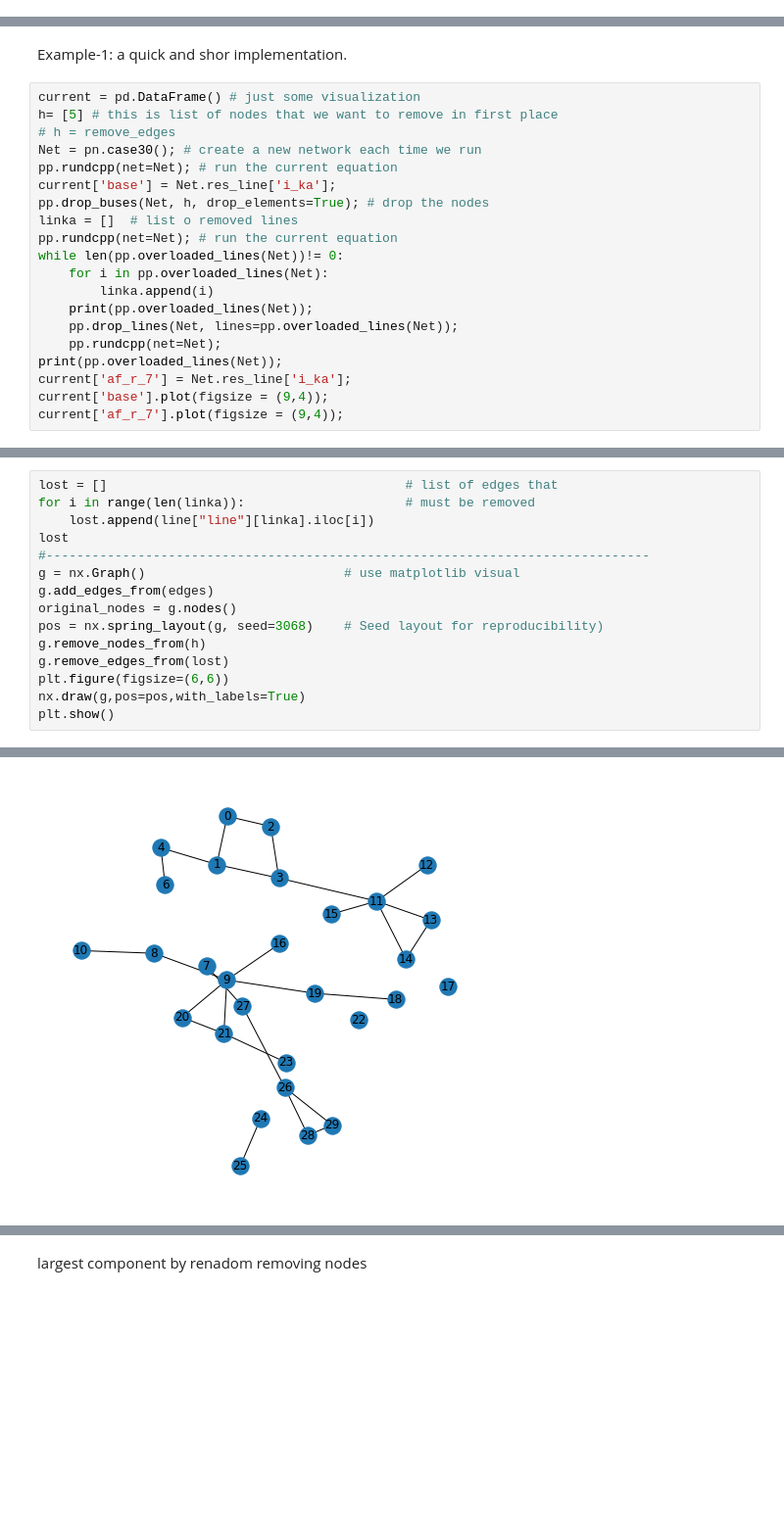
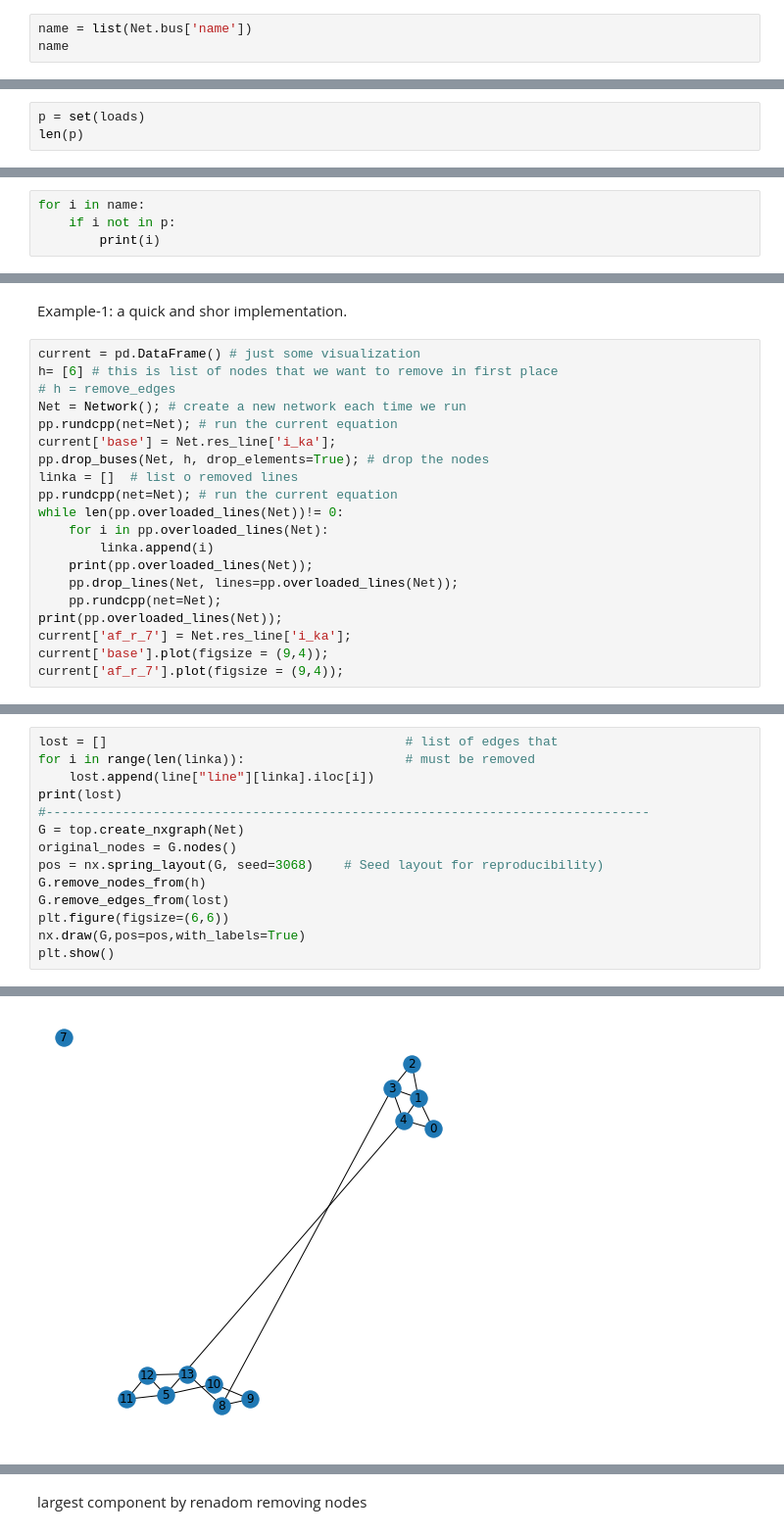
Before and after one commit to RedBatProject/Thesis---a-two-layer-power-network, a Jupyter notebook: intro_with_pandapower.ipynb, the cells around one changed output, grey strips where cells are left out. Shown: that part at 98% size. Saved outputs shown, nothing was run; the diff lists cells and outputs as text; blank space fills up the shorter version.

```diff
--- a/intro_with_pandapower.ipynb
+++ b/intro_with_pandapower.ipynb
@@ -207,0 +339,3 @@ Int64Index([], dtype='int64')
+# %%
+name = list(Net.bus['name'])
+name
@@ -207,0 +344,3 @@ Int64Index([], dtype='int64')
+# %%
+p = set(loads)
+len(p)
@@ -207,0 +349,4 @@ Int64Index([], dtype='int64')
+# %%
+for i in name:
+    if i not in p:
+        print(i)
@@ -218,9 +474,9 @@ plt.show()
 Example-1: a quick and shor implementation.
 # %%
 current = pd.DataFrame() # just some visualization
-h= [5] # this is list of nodes that we want to remove in first place
+h= [6] # this is list of nodes that we want to remove in first place
 # h = remove_edges
-Net = pn.case30(); # create a new network each time we run
+Net = Network(); # create a new network each time we run
 pp.rundcpp(net=Net); # run the current equation
 current['base'] = Net.res_line['i_ka'];
 pp.drop_buses(Net, h, drop_elements=True); # drop the nodes
@@ -245,15 +499,14 @@ Int64Index([], dtype='int64')
 lost = []                                       # list of edges that
 for i in range(len(linka)):                     # must be removed
     lost.append(line["line"][linka].iloc[i])
-lost
+print(lost)
 #-------------------------------------------------------------------------------
-g = nx.Graph()                          # use matplotlib visual
-g.add_edges_from(edges)
-original_nodes = g.nodes()
-pos = nx.spring_layout(g, seed=3068)    # Seed layout for reproducibility)
-g.remove_nodes_from(h)
-g.remove_edges_from(lost)
+G = top.create_nxgraph(Net)
+original_nodes = G.nodes()
+pos = nx.spring_layout(G, seed=3068)    # Seed layout for reproducibility)
+G.remove_nodes_from(h)
+G.remove_edges_from(lost)
 plt.figure(figsize=(6,6))
-nx.draw(g,pos=pos,with_labels=True)
+nx.draw(G,pos=pos,with_labels=True)
 plt.show()
 # %% [output]
@@ -260 +514 @@ plt.show()
-[figure, old version]
+[figure, new version]
```
Also changed, not shown: parts of 55 cells of this notebook.
